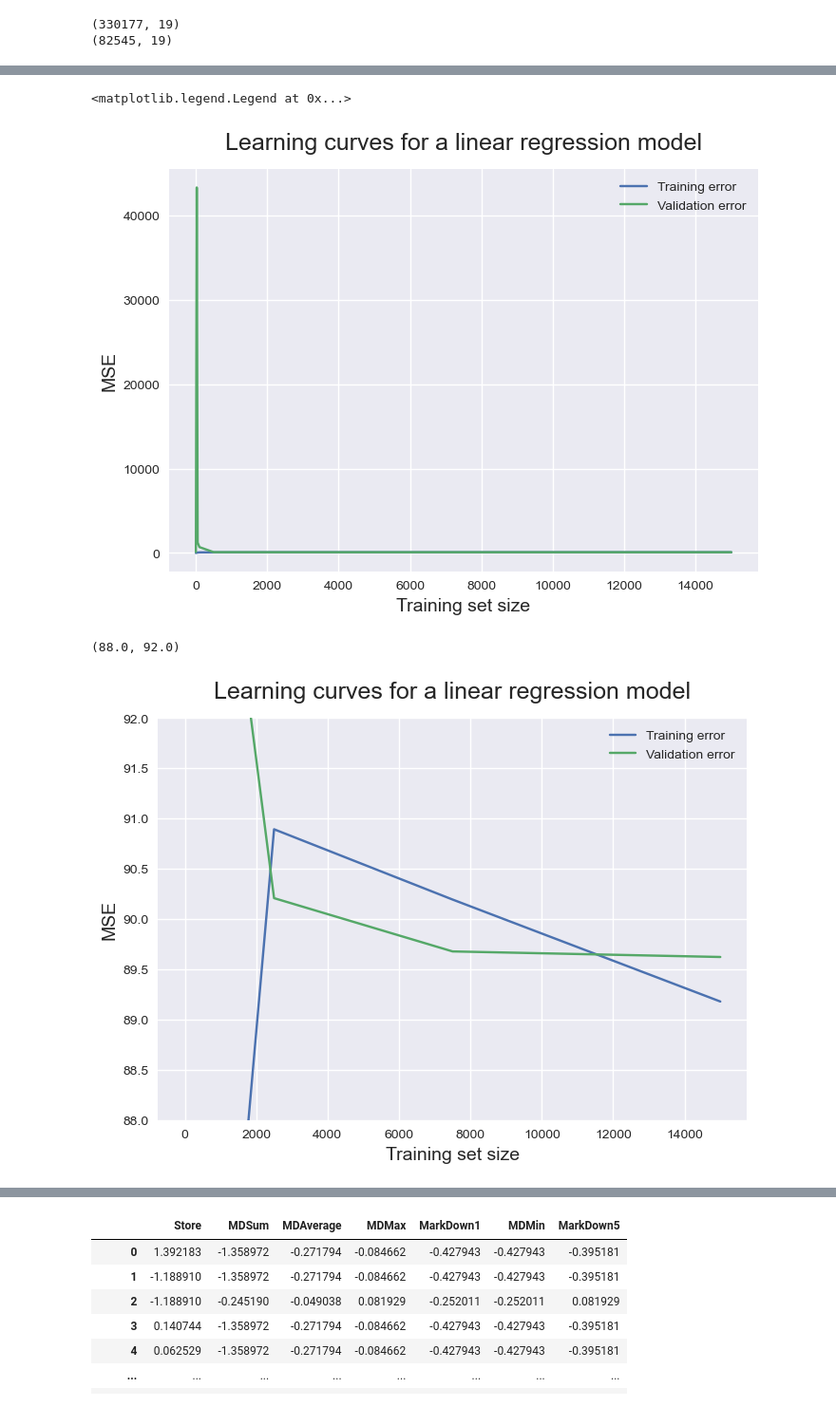
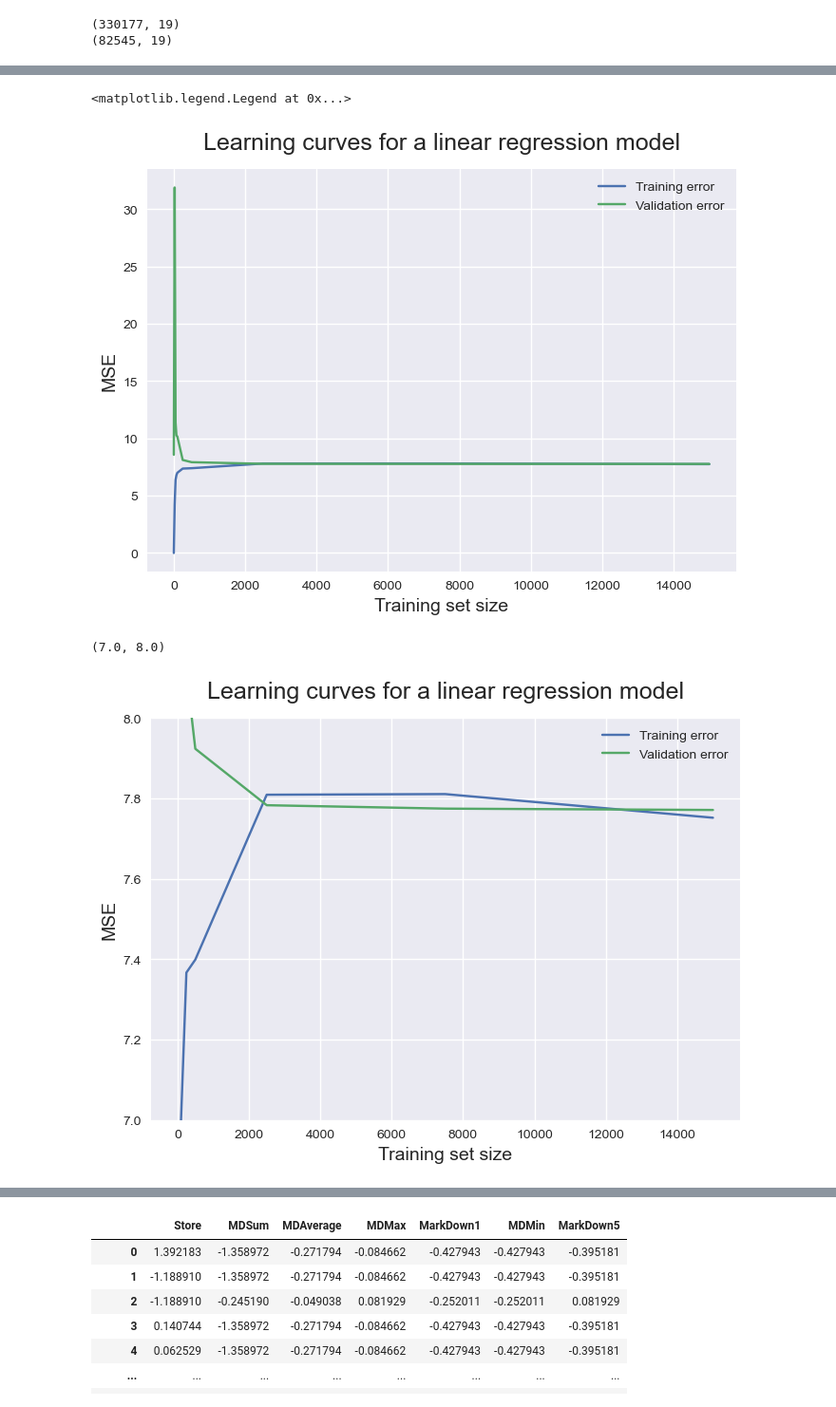
Before and after one commit to EricYangg/4AI3-Walmart-Forecast, a Jupyter notebook: Linear Regression Model.ipynb, the cells around one changed output, grey strips where cells are left out. Shown: that part at 95% size. Saved outputs shown, nothing was run; the diff lists cells and outputs as text; code cells hidden in the pictures.

```diff
--- a/Linear Regression Model.ipynb
+++ b/Linear Regression Model.ipynb
@@ -60,7 +60,7 @@ print(x_test.shape)
 (330177, 19)
 (82545, 19)
 # %%
-train_sizes = [1, 25, 50, 100, 500, 2500, 7500, 15000]
+train_sizes = [1, 25, 50, 75, 100, 250, 500, 2500, 7500, 15000]
 # %%
 from sklearn.model_selection import learning_curve
 
@@ -68,7 +68,7 @@ train_sizes, train_scores, validation_scores = learning_curve(
 estimator = reg,
 X = x_train,
 y = y_train, train_sizes = train_sizes, cv = 5,
-scoring = 'neg_mean_squared_error')
+scoring = 'neg_mean_absolute_error')
 # %%
 print('Training scores:\n\n', train_scores)
 print('\n', '-' * 70) # separator to make the output easy to read
@@ -125,19 +125,19 @@ plt.title('Learning curves for a linear regression model', fontsize = 18, y = 1.
 plt.legend()
 # %% [output]
 <matplotlib.legend.Legend at 0x...>
-[figure, old version]
+[figure, new version]
 # %%
 plt.style.use('seaborn')
 plt.plot(train_sizes, train_scores_mean, label = 'Training error')
 plt.plot(train_sizes, validation_scores_mean, label = 'Validation error')
 plt.ylabel('MSE', fontsize = 14)
 plt.xlabel('Training set size', fontsize = 14)
 plt.title('Learning curves for a linear regression model', fontsize = 18, y = 1.03)
 plt.legend()
-plt.ylim(88,92)
+plt.ylim(7,8)
 # %% [output]
-(88.0, 92.0)
+(7.0, 8.0)
-[figure, old version]
+[figure, new version]
 # %%
 plt.style.use('seaborn')
 plt.plot(train_sizes, train_scores_mean, label = 'Training error')
```
Also changed, not shown: parts of 5 cells of this notebook.
